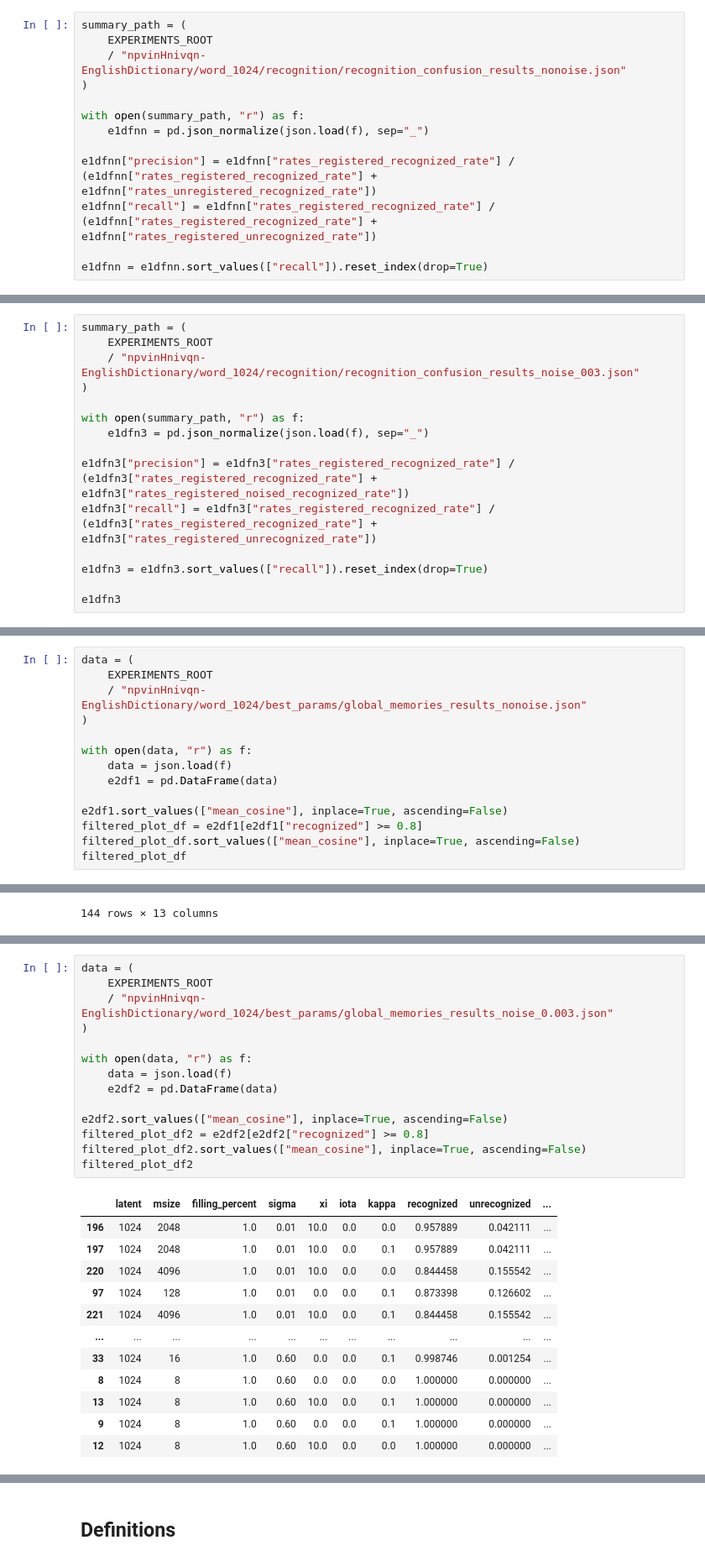
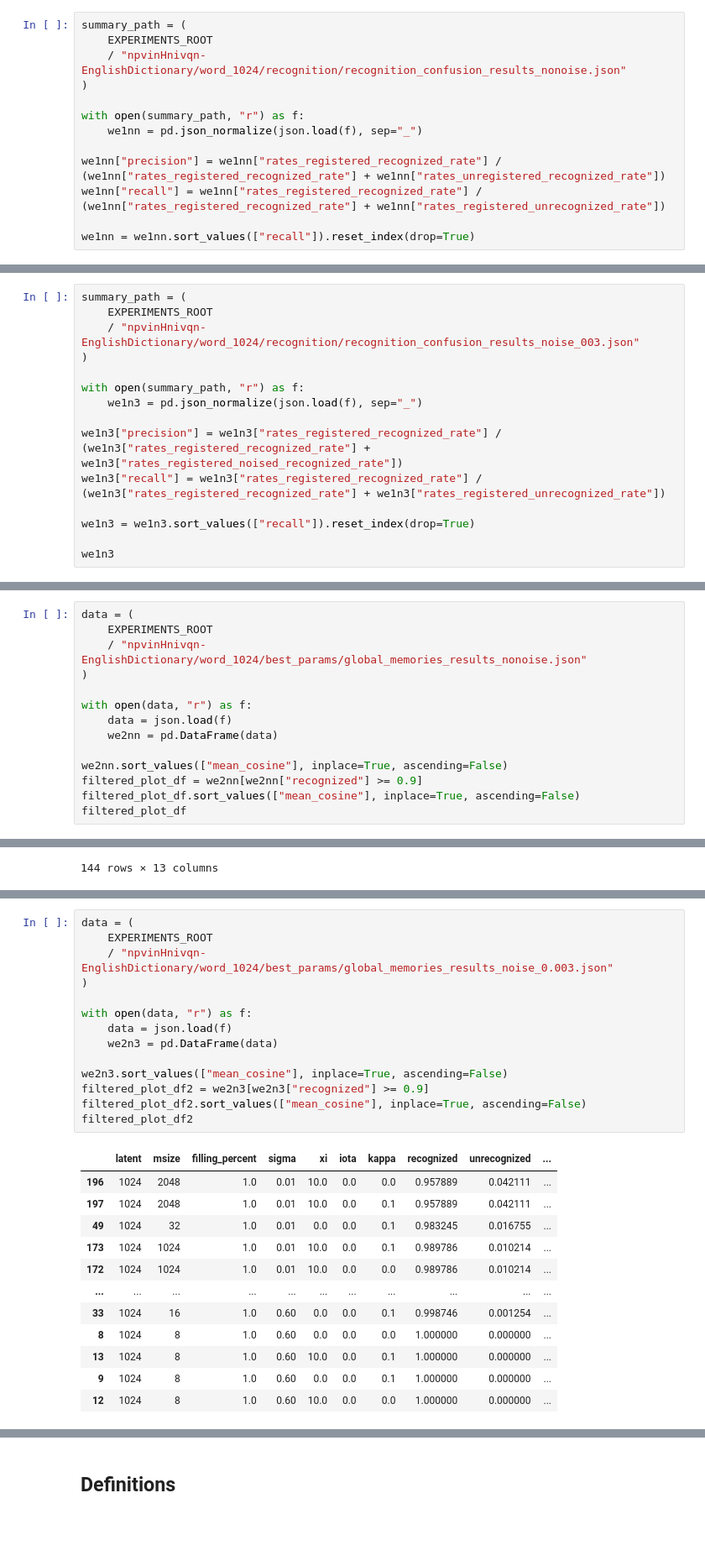
Before and after one commit to roicort/rEAMember, a Jupyter notebook: notebooks/plots.ipynb, the cells around one changed output, grey strips where cells are left out. Shown at 84% size. Saved outputs shown, nothing was run; the diff lists cells and outputs as text; blank space fills up the shorter version.

```diff
--- a/notebooks/plots.ipynb
+++ b/notebooks/plots.ipynb
@@ -139,10 +142,10 @@ summary_path = (
 )
 
 with open(summary_path, "r") as f:
-    e1dfnn = pd.json_normalize(json.load(f), sep="_")
+    we1nn = pd.json_normalize(json.load(f), sep="_")
 
-e1dfnn["precision"] = e1dfnn["rates_registered_recognized_rate"] / (e1dfnn["rates_registered_recognized_rate"] + e1dfnn["rates_unregistered_recognized_rate"])
-e1dfnn["recall"] = e1dfnn["rates_registered_recognized_rate"] / (e1dfnn["rates_registered_recognized_rate"] + e1dfnn["rates_registered_unrecognized_rate"])
+we1nn["precision"] = we1nn["rates_registered_recognized_rate"] / (we1nn["rates_registered_recognized_rate"] + we1nn["rates_unregistered_recognized_rate"])
+we1nn["recall"] = we1nn["rates_registered_recognized_rate"] / (we1nn["rates_registered_recognized_rate"] + we1nn["rates_registered_unrecognized_rate"])
 
-e1dfnn = e1dfnn.sort_values(["recall"]).reset_index(drop=True)
+we1nn = we1nn.sort_values(["recall"]).reset_index(drop=True)
 # %%
@@ -232,14 +251,14 @@ summary_path = (
 )
 
 with open(summary_path, "r") as f:
-    e1dfn3 = pd.json_normalize(json.load(f), sep="_")
+    we1n3 = pd.json_normalize(json.load(f), sep="_")
 
-e1dfn3["precision"] = e1dfn3["rates_registered_recognized_rate"] / (e1dfn3["rates_registered_recognized_rate"] + e1dfn3["rates_registered_noised_recognized_rate"])
-e1dfn3["recall"] = e1dfn3["rates_registered_recognized_rate"] / (e1dfn3["rates_registered_recognized_rate"] + e1dfn3["rates_registered_unrecognized_rate"])
+we1n3["precision"] = we1n3["rates_registered_recognized_rate"] / (we1n3["rates_registered_recognized_rate"] + we1n3["rates_registered_noised_recognized_rate"])
+we1n3["recall"] = we1n3["rates_registered_recognized_rate"] / (we1n3["rates_registered_recognized_rate"] + we1n3["rates_registered_unrecognized_rate"])
 
-e1dfn3 = e1dfn3.sort_values(["recall"]).reset_index(drop=True)
+we1n3 = we1n3.sort_values(["recall"]).reset_index(drop=True)
 
-e1dfn3
+we1n3
 # %% [output]
 |  | dataset | latent_dim | memory_domain | sigma | iota | kappa | xi | registered_source | ... |
 | 0 | npvinHnivqn/EnglishDictionary | 1024 | 16384 | 0.10 | 0.1 | 0.1 | 0.0 | clean_train | ... |
@@ -334,10 +353,10 @@ data = (
 
 with open(data, "r") as f:
     data = json.load(f)
-    e2df1 = pd.DataFrame(data)
+    we2nn = pd.DataFrame(data)
 
-e2df1.sort_values(["mean_cosine"], inplace=True, ascending=False)
-filtered_plot_df = e2df1[e2df1["recognized"] >= 0.8]
+we2nn.sort_values(["mean_cosine"], inplace=True, ascending=False)
+filtered_plot_df = we2nn[we2nn["recognized"] >= 0.9]
 filtered_plot_df.sort_values(["mean_cosine"], inplace=True, ascending=False)
 filtered_plot_df
 # %% [output]
@@ -392,24 +411,24 @@ fig.write_image("word_exp2nn_bestconfigs.svg", format="svg")
 # %%
 data = (
     EXPERIMENTS_ROOT
     / "npvinHnivqn-EnglishDictionary/word_1024/best_params/global_memories_results_noise_0.003.json"
 )
 
 with open(data, "r") as f:
     data = json.load(f)
-    e2df2 = pd.DataFrame(data)
+    we2n3 = pd.DataFrame(data)
 
-e2df2.sort_values(["mean_cosine"], inplace=True, ascending=False)
-filtered_plot_df2 = e2df2[e2df2["recognized"] >= 0.8]
+we2n3.sort_values(["mean_cosine"], inplace=True, ascending=False)
+filtered_plot_df2 = we2n3[we2n3["recognized"] >= 0.9]
 filtered_plot_df2.sort_values(["mean_cosine"], inplace=True, ascending=False)
 filtered_plot_df2
 # %% [output]
 |  | latent | msize | filling_percent | sigma | xi | iota | kappa | recognized | unrecognized | ... |
 | 196 | 1024 | 2048 | 1.0 | 0.01 | 10.0 | 0.0 | 0.0 | 0.957889 | 0.042111 | ... |
 | 197 | 1024 | 2048 | 1.0 | 0.01 | 10.0 | 0.0 | 0.1 | 0.957889 | 0.042111 | ... |
-| 220 | 1024 | 4096 | 1.0 | 0.01 | 10.0 | 0.0 | 0.0 | 0.844458 | 0.155542 | ... |
-| 97 | 1024 | 128 | 1.0 | 0.01 | 0.0 | 0.0 | 0.1 | 0.873398 | 0.126602 | ... |
-| 221 | 1024 | 4096 | 1.0 | 0.01 | 10.0 | 0.0 | 0.1 | 0.844458 | 0.155542 | ... |
+| 49 | 1024 | 32 | 1.0 | 0.01 | 0.0 | 0.0 | 0.1 | 0.983245 | 0.016755 | ... |
+| 173 | 1024 | 1024 | 1.0 | 0.01 | 10.0 | 0.0 | 0.1 | 0.989786 | 0.010214 | ... |
+| 172 | 1024 | 1024 | 1.0 | 0.01 | 10.0 | 0.0 | 0.0 | 0.989786 | 0.010214 | ... |
 | ... | ... | ... | ... | ... | ... | ... | ... | ... | ... | ... |
 | 33 | 1024 | 16 | 1.0 | 0.60 | 0.0 | 0.0 | 0.1 | 0.998746 | 0.001254 | ... |
 | 8 | 1024 | 8 | 1.0 | 0.60 | 0.0 | 0.0 | 0.0 | 1.000000 | 0.000000 | ... |
```
Also changed, not shown: parts of 31 cells of this notebook, 26 other files.
